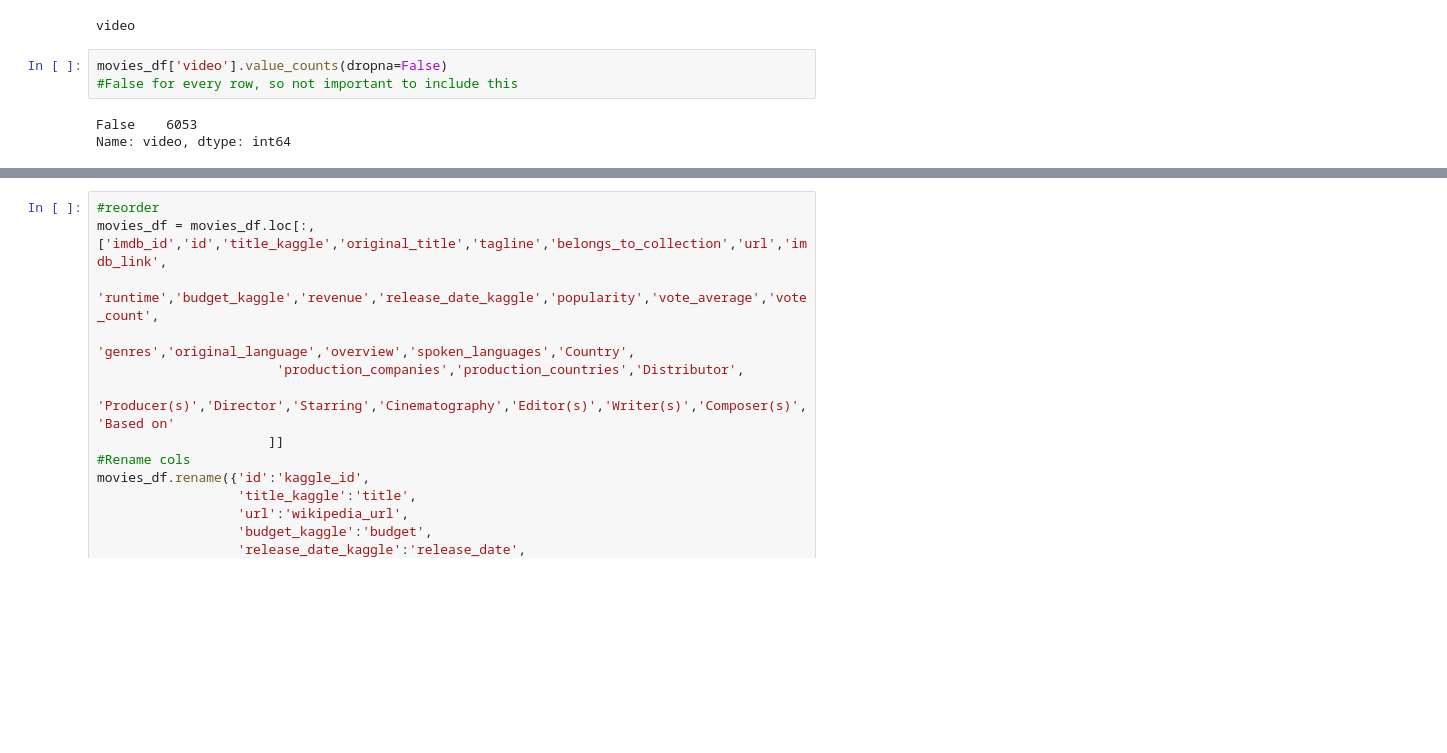
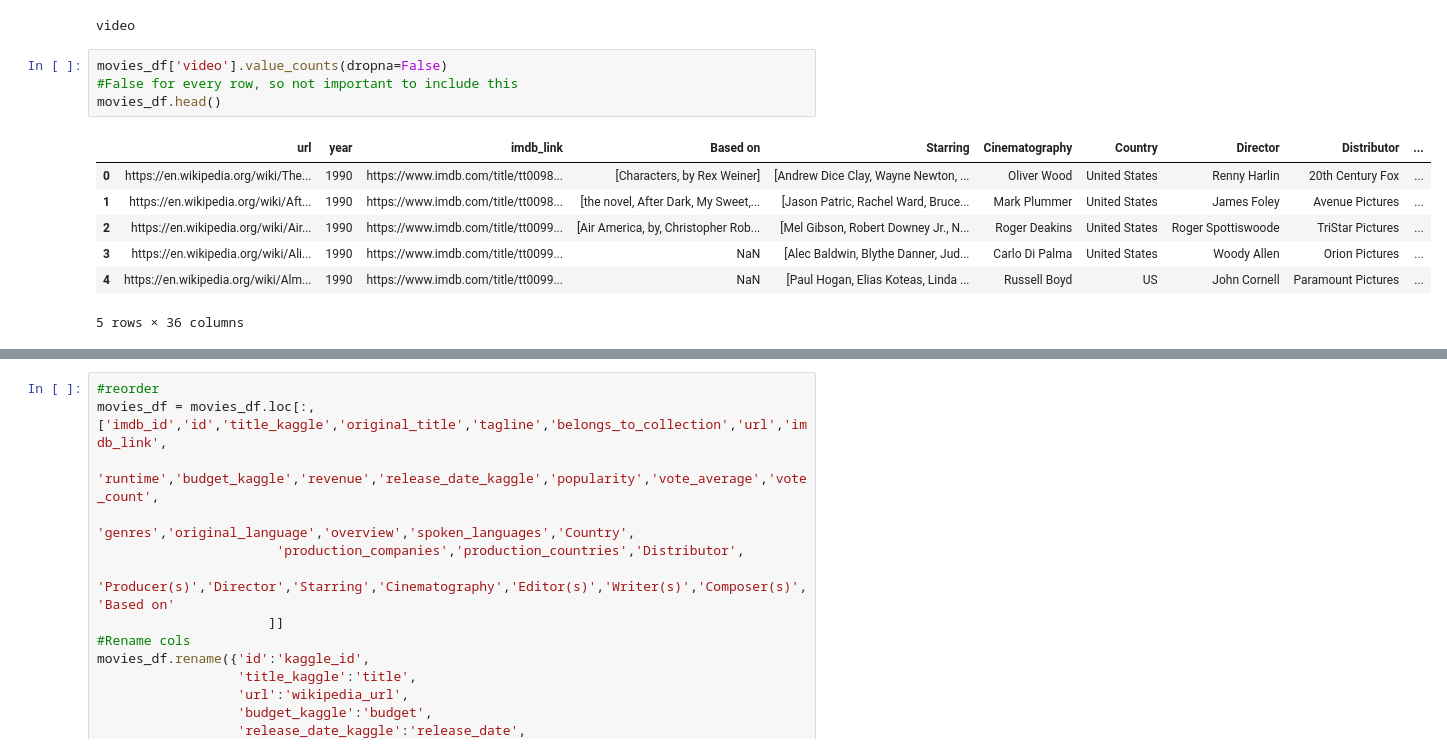
Before and after one commit to kohb1469/Movies-ETL, a Jupyter notebook: Cleaning Data.ipynb, the cells around one changed output, grey strips where cells are left out. Drawn from its saved outputs; the diff is of its cells as text; blank space fills up the shorter version.

```diff
--- a/Cleaning Data.ipynb
+++ b/Cleaning Data.ipynb
@@ -889,6 +889,12 @@ video
 # %%
 movies_df['video'].value_counts(dropna=False)
 #False for every row, so not important to include this
+movies_df.head()
 # %% [output]
+|  | url | year | imdb_link | Based on | Starring | Cinematography | Country | Director | Distributor | ... |
+| 0 | https://en.wikipedia.org/wiki/The... | 1990 | https://www.imdb.com/title/tt0098... | [Characters, by Rex Weiner] | [Andrew Dice Clay, Wayne Newton, ... | Oliver Wood | United States | Renny Harlin | 20th Century Fox | ... |
+| 1 | https://en.wikipedia.org/wiki/Aft... | 1990 | https://www.imdb.com/title/tt0098... | [the novel, After Dark, My Sweet,... | [Jason Patric, Rachel Ward, Bruce... | Mark Plummer | United States | James Foley | Avenue Pictures | ... |
+| 2 | https://en.wikipedia.org/wiki/Air... | 1990 | https://www.imdb.com/title/tt0099... | [Air America, by, Christopher Rob... | [Mel Gibson, Robert Downey Jr., N... | Roger Deakins | United States | Roger Spottiswoode | TriStar Pictures | ... |
+| 3 | https://en.wikipedia.org/wiki/Ali... | 1990 | https://www.imdb.com/title/tt0099... | NaN | [Alec Baldwin, Blythe Danner, Jud... | Carlo Di Palma | United States | Woody Allen | Orion Pictures | ... |
+| 4 | https://en.wikipedia.org/wiki/Alm... | 1990 | https://www.imdb.com/title/tt0099... | NaN | [Paul Hogan, Elias Koteas, Linda ... | Russell Boyd | US | John Cornell | Paramount Pictures | ... |
-False    6053
-Name: video, dtype: int64
+5 rows × 36 columns
```
Also changed, not shown: parts of 6 cells of this notebook, 6 other files.
